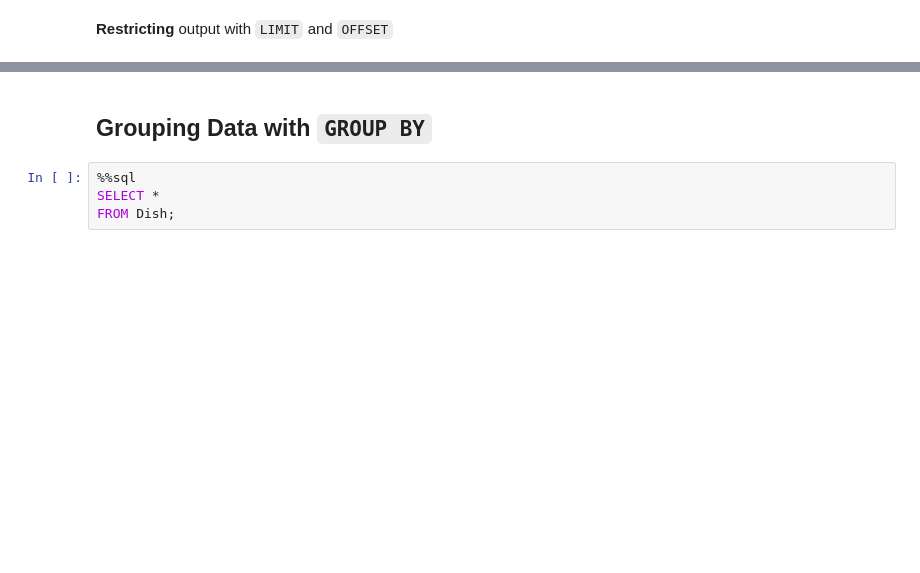
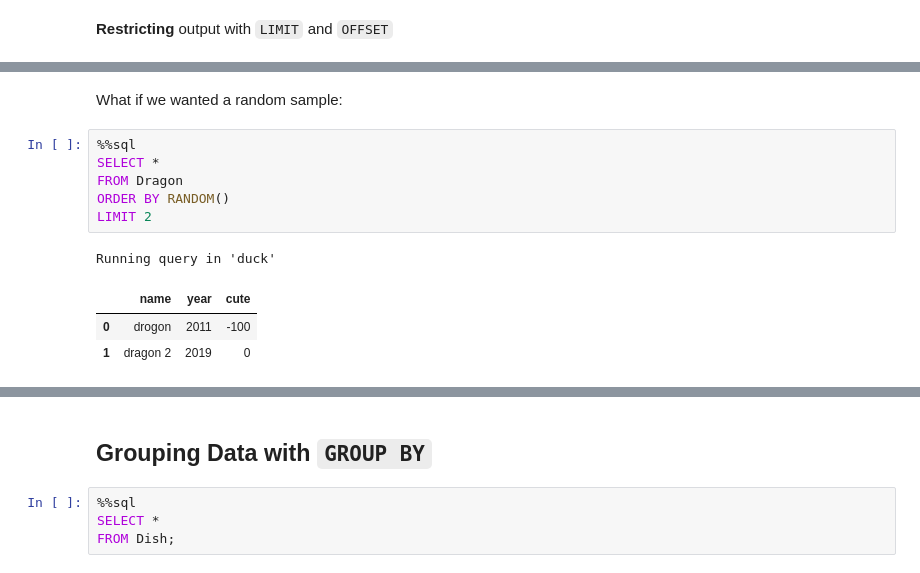
Before and after one commit to DS-100/sp24-student, a Jupyter notebook: lecture/lec20/lec20.ipynb, the cells around one changed output, grey strips where cells are left out. Drawn from its saved outputs; the diff is of its cells as text; blank space fills up the shorter version.

```diff
--- a/lecture/lec20/lec20.ipynb
+++ b/lecture/lec20/lec20.ipynb
@@ -249,0 +462,13 @@ OFFSET 1;
+# %% [markdown]
+What if we wanted a random sample:
+# %%
+%%sql
+SELECT *
+FROM Dragon
+ORDER BY RANDOM()
+LIMIT 2
+# %% [output]
+Running query in 'duck'
+|  | name | year | cute |
+| 0 | drogon | 2011 | -100 |
+| 1 | dragon 2 | 2019 | 0 |
```
Also changed, not shown: parts of 45 cells of this notebook.
